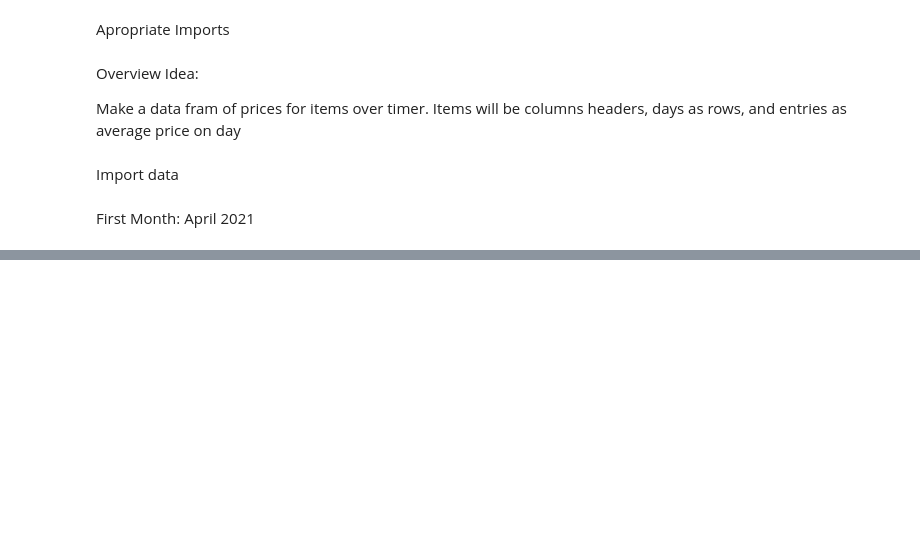
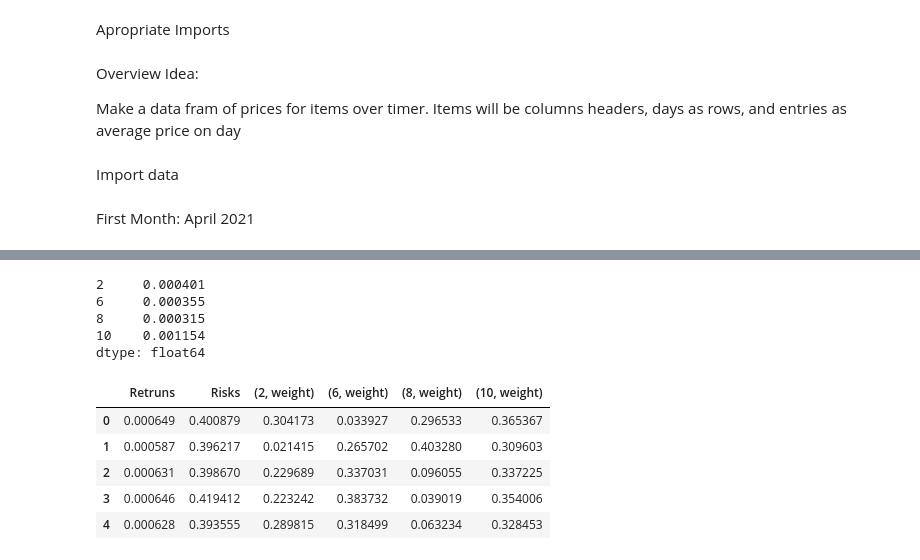
Before and after one commit to ElBitting/RuneScapeGEAnalysis, a Jupyter notebook: GE_DataAnalysis.ipynb, the cells around one changed output, grey strips where cells are left out. Cells and saved outputs as stored; diff of their text form; code cells hidden in the pictures; blank space fills up the shorter version.

```diff
--- a/GE_DataAnalysis.ipynb
+++ b/GE_DataAnalysis.ipynb
@@ -42,0 +42,2 @@ print(prices)
+# %%
+returns_portfolio = prices.pct_change()
@@ -42,0 +63,16 @@ print(prices)
+# %%
+pot_returns = []
+pot_risk = []
+pot_weights = []
+
+num_assets = len(prices.columns)
+num_portfolios = 1000
+
+individual_returns = prices.pct_change().mean()
+individual_returns
+# %% [output]
+2     0.000401
+6     0.000355
+8     0.000315
+10    0.001154
+dtype: float64
@@ -42,0 +89,15 @@ print(prices)
+# %%
+data = {'Retruns':pot_returns, 'Risks': pot_risk}
+
+for counter, symbol in enumerate(prices.columns.to_list()):
+    data[str(symbol),'weight'] = [w[counter] for w in pot_weights]
+
+portfolios_v1 = pd.DataFrame(data)
+portfolios_v1.head()
+# %% [output]
+|  | Retruns | Risks | (2, weight) | (6, weight) | (8, weight) | (10, weight) |
+| 0 | 0.000649 | 0.400879 | 0.304173 | 0.033927 | 0.296533 | 0.365367 |
+| 1 | 0.000587 | 0.396217 | 0.021415 | 0.265702 | 0.403280 | 0.309603 |
+| 2 | 0.000631 | 0.398670 | 0.229689 | 0.337031 | 0.096055 | 0.337225 |
+| 3 | 0.000646 | 0.419412 | 0.223242 | 0.383732 | 0.039019 | 0.354006 |
+| 4 | 0.000628 | 0.393555 | 0.289815 | 0.318499 | 0.063234 | 0.328453 |
```
Also changed, not shown: parts of 7 cells of this notebook.
